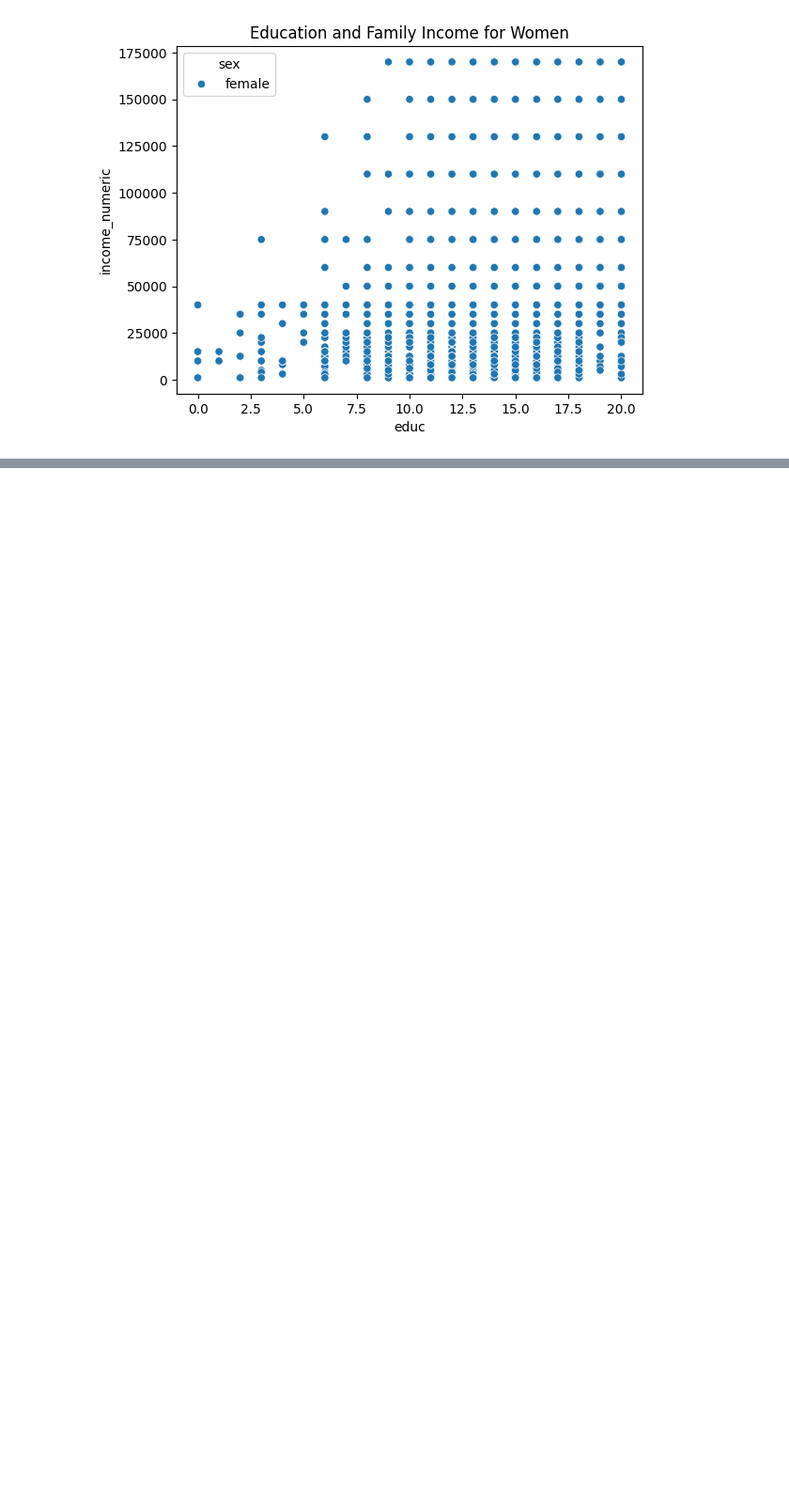
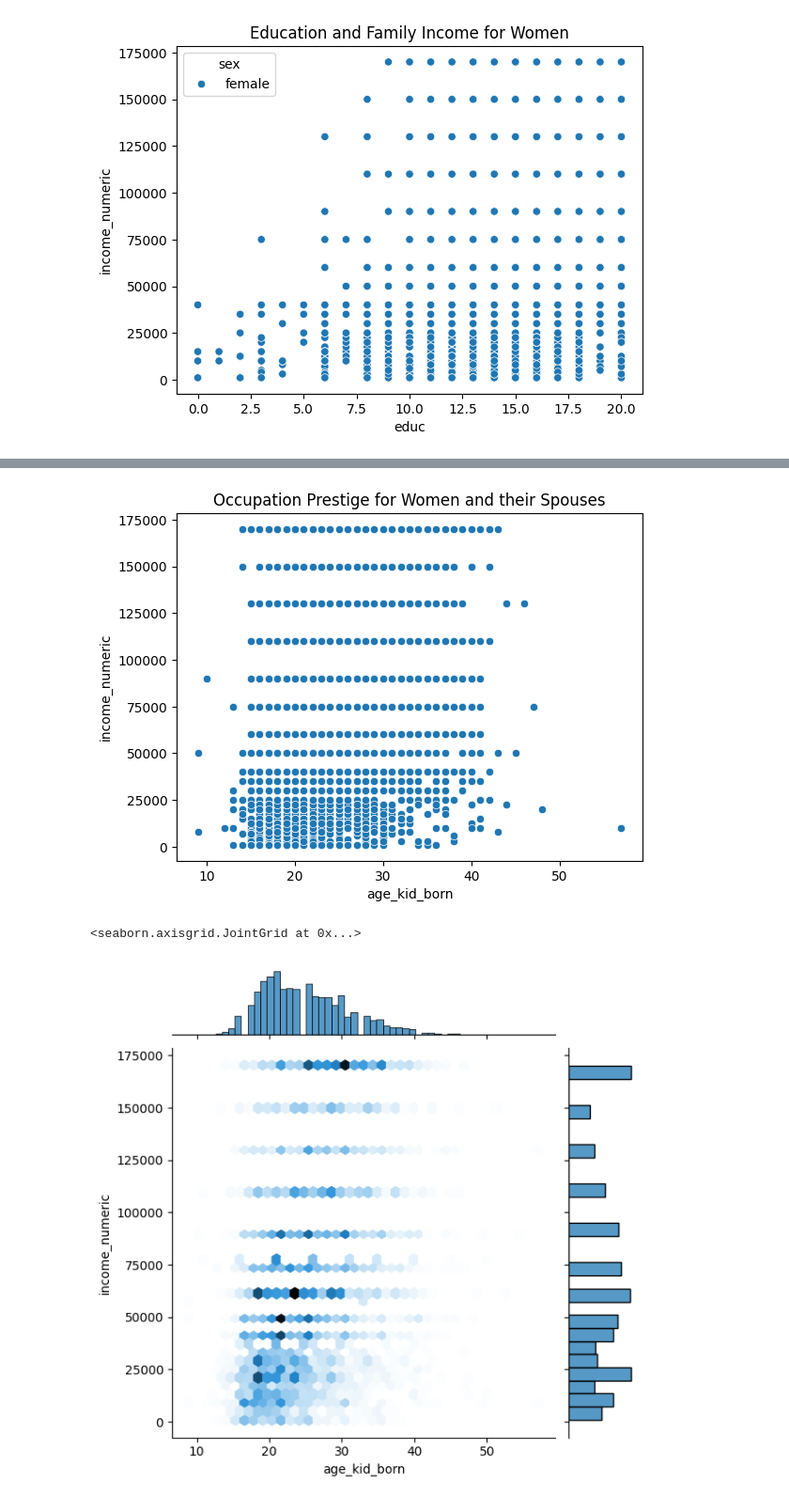
Before and after one commit to fwx5ax/EDA, a Jupyter notebook: lab/get_gss.ipynb, the cells around one changed output, grey strips where cells are left out. Shown at 94% size. Drawn from its saved outputs; the diff is of its cells as text; code cells hidden in the pictures; blank space fills up the shorter version.

```diff
--- a/lab/get_gss.ipynb
+++ b/lab/get_gss.ipynb
@@ -391,0 +411,11 @@ plt.show() # Our initial plot
+# %%
+var1 = 'age_kid_born' # A numeric variable
+var2 = 'income_numeric' # Another numeric
+
+sns.scatterplot(data=female_df, x=var1, y=var2).set(title='Occupation Prestige for Women and their Spouses')
+plt.show() # Our initial plot
+sns.jointplot(data=new_df, x=var1, y=var2, kind='hex') # to show us where most of the data are
+# %% [output]
+[figure, added]
+<seaborn.axisgrid.JointGrid at 0x...>
+[figure, added]
```
Also changed, not shown: parts of 5 cells of this notebook.
